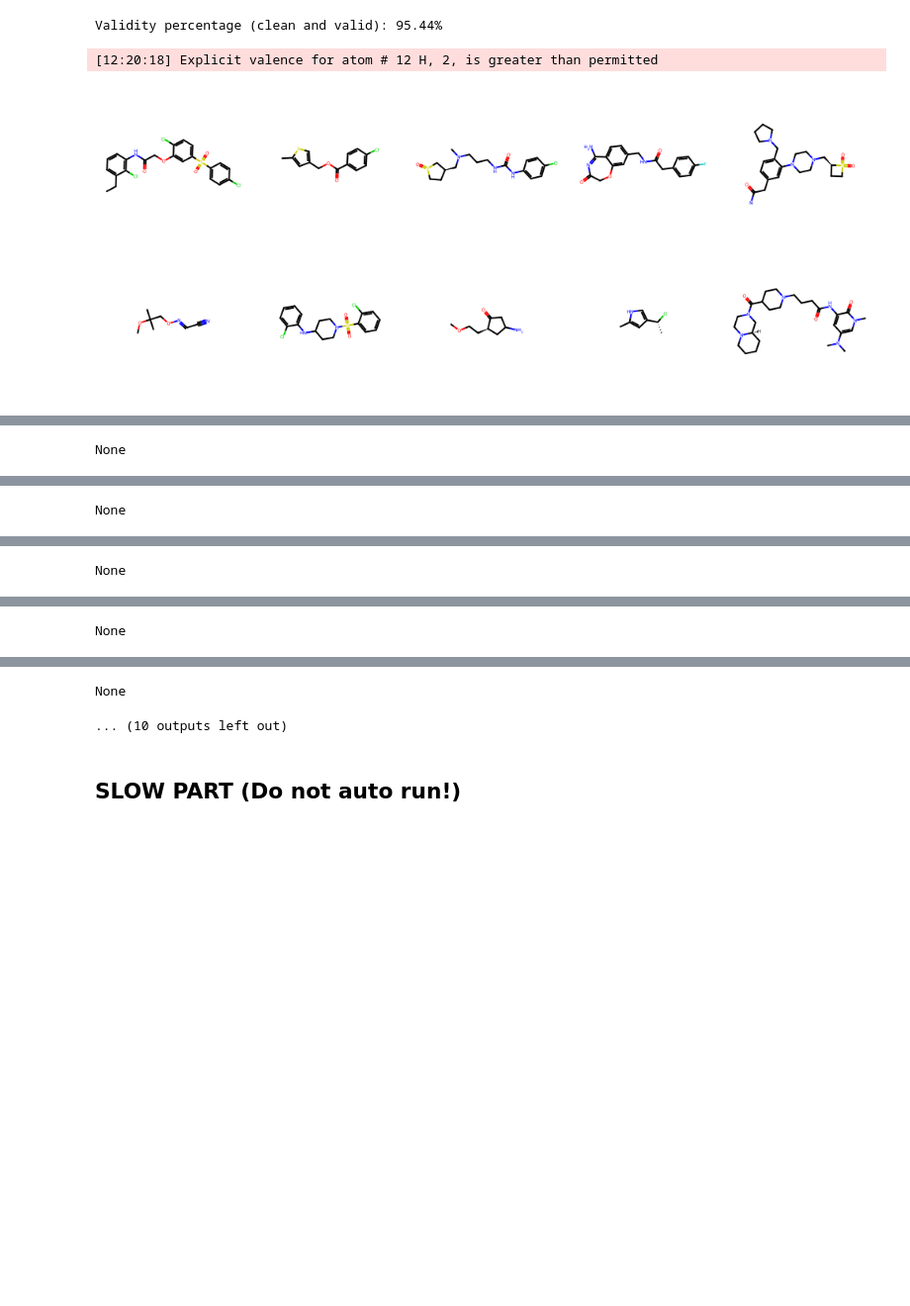
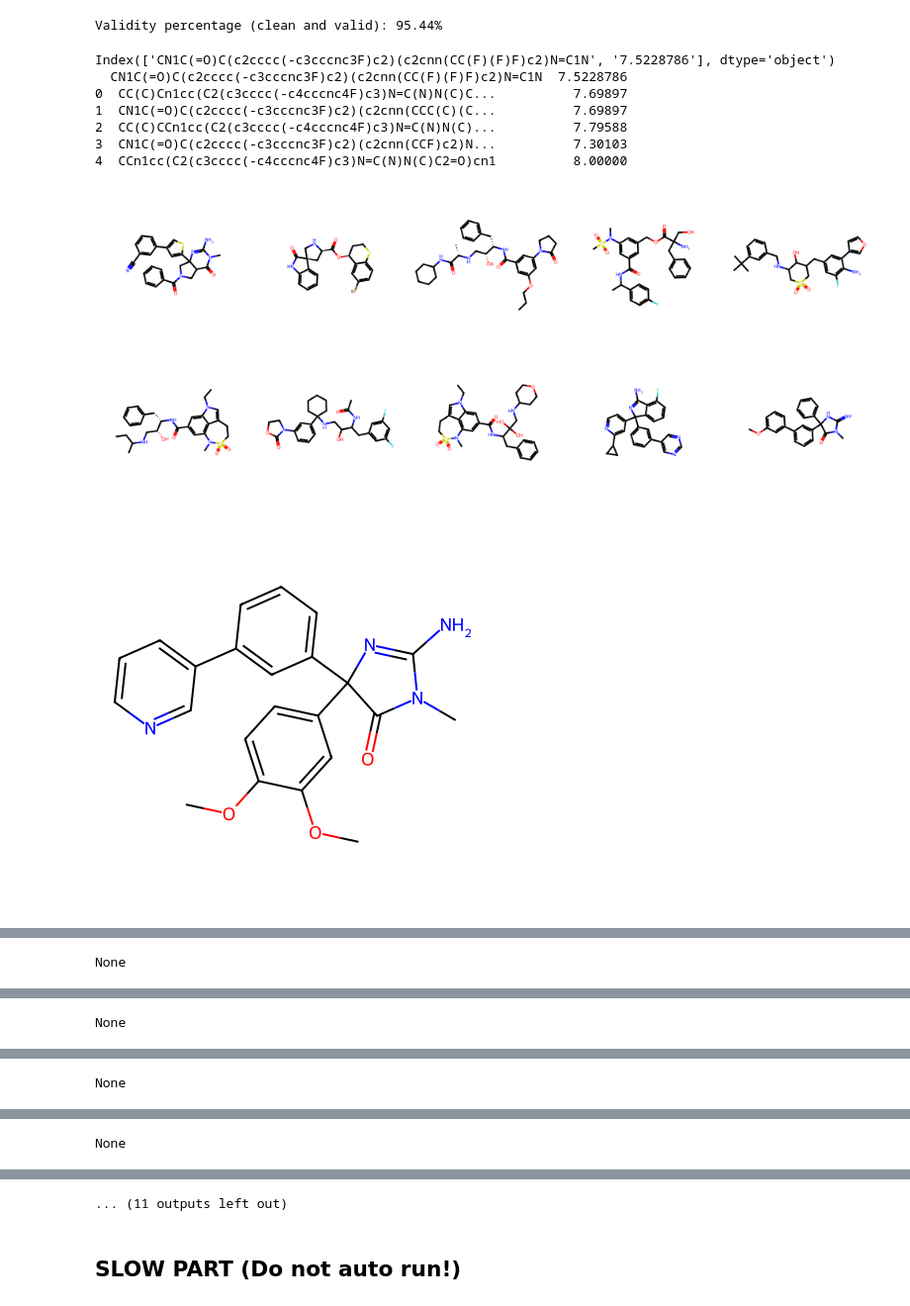
Before and after one commit to johanbaumann/dat675_project, a Jupyter notebook: vae/paper_based/CVAE/viz.ipynb, the cells around one changed output, grey strips where cells are left out. Shown at 99% size. Drawn from its saved outputs; the diff is of its cells as text; code cells hidden in the pictures; blank space fills up the shorter version.

Commit message:
added sample molecule from bace!

```diff
--- a/vae/paper_based/CVAE/viz.ipynb
+++ b/vae/paper_based/CVAE/viz.ipynb
@@ -314,7 +314,29 @@ Validity percentage (clean and valid): 95.44%
 # %%
 # read molecules from file
 # has columns: smiles, MW, LogP, TPSA
-df = pd.read_csv('CVAE_transformer_300k_test.txt')
+#df = pd.read_csv(r'fold_pipeline_outputs\cv_iteration_0\data\cv_iteration_0_train_prop.txt')
+
+
+path = r'fold_pipeline_outputs\cv_iteration_0\data\cv_iteration_0_train_prop.txt'
+
+df = pd.read_csv(path, sep=" ") # space separated file, so use sep=" "
+
+
+
+
+# set first column to "smiles", second column to "pic50"
+#df.columns = ['smiles', 'pic50'] + list(df.columns[2:])
+
+print(df.columns)
+print(df.head())
+
+
+temp_df = df.copy()
+#new df with columns: smiles, pIC50
+df = pd.DataFrame({
+    'smiles': temp_df[temp_df.columns[0]],
+    'pIC50': temp_df[temp_df.columns[1]]
+})
 
 
 
@@ -326,35 +348,49 @@ def avg_mv(mols):
 samples = 10
 
 
 def draw_samples(mols: list, samples: int) -> None:
     sample_mols = rnd.sample(mols, samples)
     img = Draw.MolsToGridImage(sample_mols, molsPerRow=5, subImgSize=(200, 200))
     display(img)
 
+def draw_one_sample(mols: list) -> None:
+    sample_mol = rnd.choice(mols)
+    img = Draw.MolToImage(sample_mol, size=(400, 400))
+    display(img)
+    # save the image as well
+    img.save("sample_molecule.png")
 
 
 def draw_3d_samples(mols: list, samples: int) -> None:
     sample_mols = rnd.sample(mols, samples)
     for mol in sample_mols:
         # add hydrogens and embed the molecule in 3D space
         mol = Chem.AddHs(mol)
         AllChem.EmbedMolecule(mol)
         # optimize the molecule
         # for better visualization
         AllChem.MMFFOptimizeMolecule(mol)
         view = dmol.view(width=400, height=400)
         view.addModel(Chem.MolToMolBlock(mol), 'sdf')
         view.setStyle({'stick': {}})
         view.zoomTo()
         display(view.show())
 
 
 draw_samples(ms, samples)
 
+draw_one_sample(ms)
 draw_3d_samples(ms, samples)
 # %% [output]
-[12:20:18] Explicit valence for atom # 12 H, 2, is greater than permitted
+Index(['CN1C(=O)C(c2cccc(-c3cccnc3F)c2)(c2cnn(CC(F)(F)F)c2)N=C1N', '7.5228786'], dtype='object')
+  CN1C(=O)C(c2cccc(-c3cccnc3F)c2)(c2cnn(CC(F)(F)F)c2)N=C1N  7.5228786
+0  CC(C)Cn1cc(C2(c3cccc(-c4cccnc4F)c3)N=C(N)N(C)C...          7.69897
+1  CN1C(=O)C(c2cccc(-c3cccnc3F)c2)(c2cnn(CCC(C)(C...          7.69897
+2  CC(C)CCn1cc(C2(c3cccc(-c4cccnc4F)c3)N=C(N)N(C)...          7.79588
+3  CN1C(=O)C(c2cccc(-c3cccnc3F)c2)(c2cnn(CCF)c2)N...          7.30103
+4  CCn1cc(C2(c3cccc(-c4cccnc4F)c3)N=C(N)N(C)C2=O)cn1          8.00000
-[figure, old version]
+[figure, new version]
+[figure, added]
 [interactive output not drawn]
 None
 [interactive output not drawn]
@@ -364,8 +400,7 @@ None
 [interactive output not drawn]
 None
 [interactive output not drawn]
-None
+... (11 outputs left out)
-... (10 outputs left out)
 # %%
 from __future__ import annotations
 
```
Also changed, not shown: parts of 1 cell of this notebook, 1 other file.
